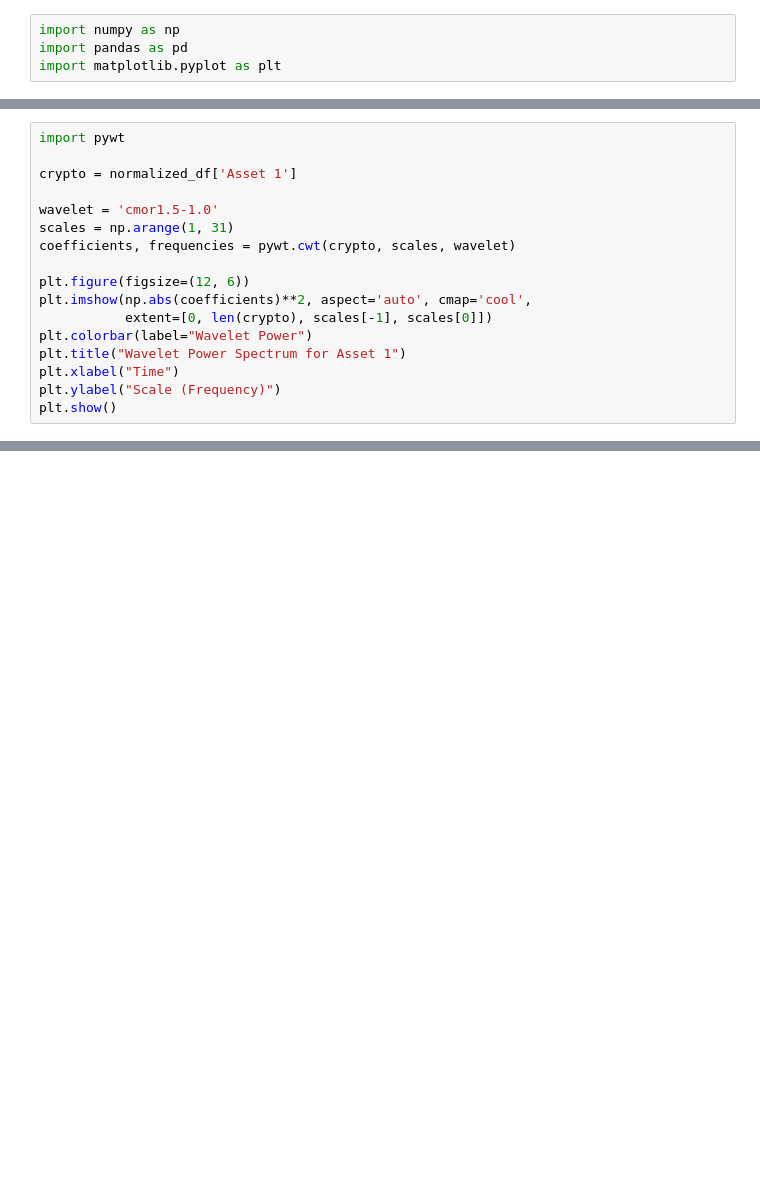
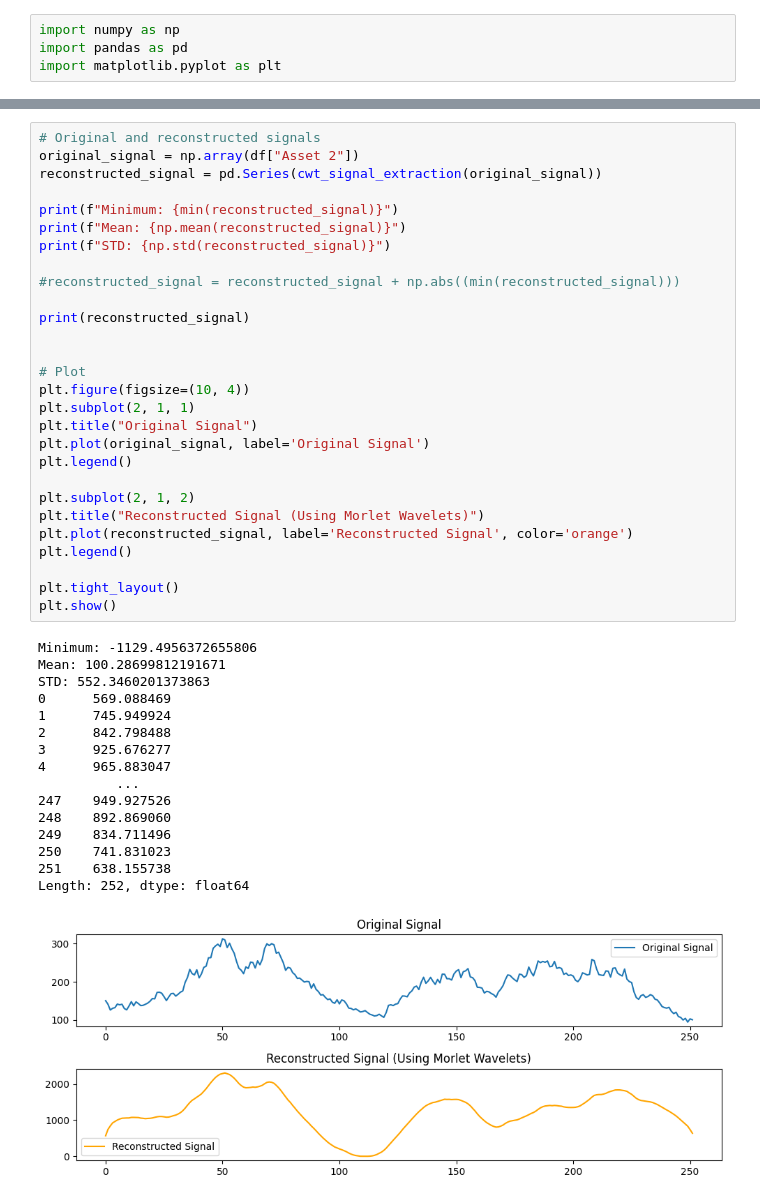
Before and after one commit to dradoncic/crypto_analysis, a Jupyter notebook: src/cycle_analysis.ipynb, the cells around one changed output, grey strips where cells are left out. Saved outputs shown, nothing was run; the diff lists cells and outputs as text; blank space fills up the shorter version.

Commit message:
messing around with some wavelet transforms

```diff
--- a/src/cycle_analysis.ipynb
+++ b/src/cycle_analysis.ipynb
@@ -33,17 +50,0 @@ plt.show()
-# %%
-import pywt
-
-crypto = normalized_df['Asset 1']
-
-wavelet = 'cmor1.5-1.0'
-scales = np.arange(1, 31)
-coefficients, frequencies = pywt.cwt(crypto, scales, wavelet)
-
-plt.figure(figsize=(12, 6))
-plt.imshow(np.abs(coefficients)**2, aspect='auto', cmap='cool',
-           extent=[0, len(crypto), scales[-1], scales[0]])
-plt.colorbar(label="Wavelet Power")
-plt.title("Wavelet Power Spectrum for Asset 1")
-plt.xlabel("Time")
-plt.ylabel("Scale (Frequency)")
-plt.show()
@@ -51,0 +93,45 @@ plt.show()
+# %%
+# Original and reconstructed signals
+original_signal = np.array(df["Asset 2"])
+reconstructed_signal = pd.Series(cwt_signal_extraction(original_signal))
+
+print(f"Minimum: {min(reconstructed_signal)}")
+print(f"Mean: {np.mean(reconstructed_signal)}")
+print(f"STD: {np.std(reconstructed_signal)}")
+
+#reconstructed_signal = reconstructed_signal + np.abs((min(reconstructed_signal)))
+
+print(reconstructed_signal)
+
+
+# Plot
+plt.figure(figsize=(10, 4))
+plt.subplot(2, 1, 1)
+plt.title("Original Signal")
+plt.plot(original_signal, label='Original Signal')
+plt.legend()
+
+plt.subplot(2, 1, 2)
+plt.title("Reconstructed Signal (Using Morlet Wavelets)")
+plt.plot(reconstructed_signal, label='Reconstructed Signal', color='orange')
+plt.legend()
+
+plt.tight_layout()
+plt.show()
+# %% [output]
+Minimum: -1129.4956372655806
+Mean: 100.28699812191671
+STD: 552.3460201373863
+0      569.088469
+1      745.949924
+2      842.798488
+3      925.676277
+4      965.883047
+          ...
+247    949.927526
+248    892.869060
+249    834.711496
+250    741.831023
+251    638.155738
+Length: 252, dtype: float64
+[figure, added]
```
Also changed, not shown: parts of 11 cells of this notebook, 5 other files.
